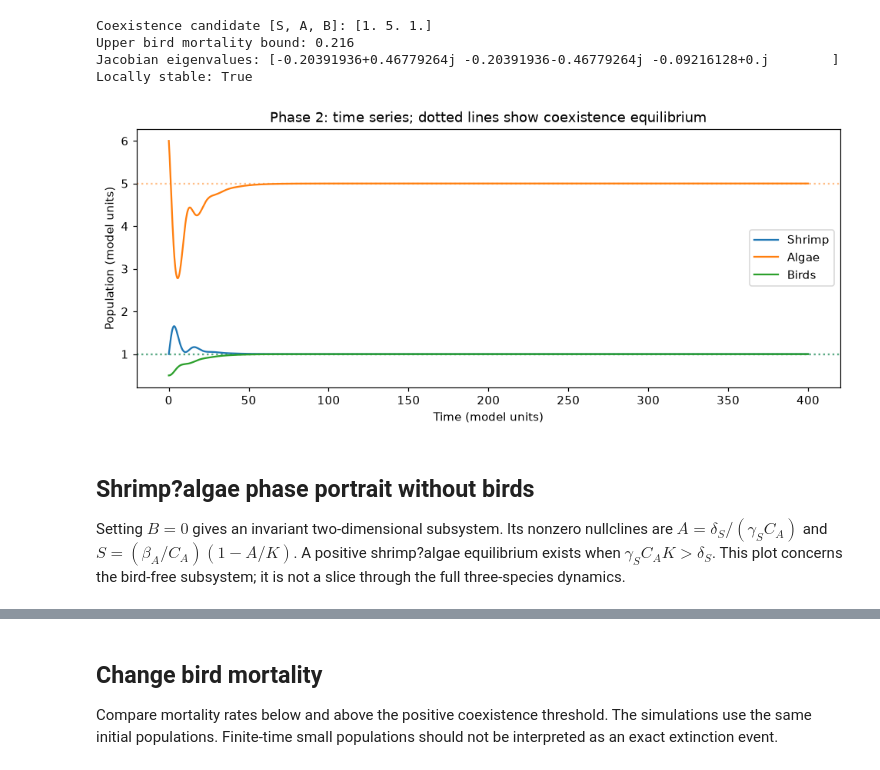
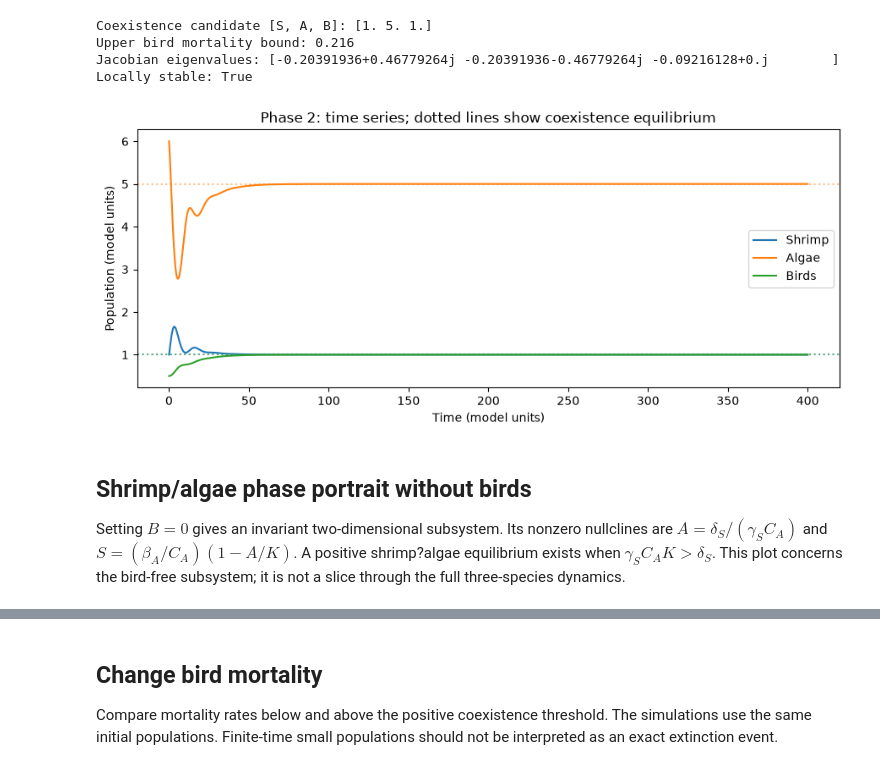
Before and after one commit to lukerichards8/great-salt-lake-model, a Jupyter notebook: model2/phase2_model.ipynb, the cells around one changed output, grey strips where cells are left out. Saved outputs shown, nothing was run; the diff lists cells and outputs as text; code cells hidden in the pictures.

Commit message:
Built out model 3, working on standardizing units

```diff
--- a/model2/phase2_model.ipynb
+++ b/model2/phase2_model.ipynb
@@ -136,18 +183,18 @@ Locally stable: True
 # %%
 fig, ax = plt.subplots(figsize=(9, 4))
 for i, label in enumerate(['Shrimp', 'Algae', 'Birds']):
     line, = ax.plot(sol.t, sol.y[i], label=label)
     if np.all(eq > 0):
         ax.axhline(eq[i], color=line.get_color(), linestyle=':', alpha=0.5)
-ax.set(xlabel='Time (model units)', ylabel='Population (model units)',
+ax.set(xlabel='Time (days)', ylabel='Population (model units)',
        title='Phase 2: time series; dotted lines show coexistence equilibrium')
 ax.legend()
 fig.tight_layout()
 plt.show()
 # %% [output]
-[figure, old version]
+[figure, new version]
 # %% [markdown]
-## Shrimp?algae phase portrait without birds
+## Shrimp/algae phase portrait without birds
 
 Setting $B=0$ gives an invariant two-dimensional subsystem. Its nonzero nullclines are $A=\delta_S/(\gamma_S C_A)$ and $S=(\beta_A/C_A)(1-A/K)$. A positive shrimp?algae equilibrium exists when $\gamma_S C_A K>\delta_S$. This plot concerns the bird-free subsystem; it is not a slice through the full three-species dynamics.
 # %%
```
Also changed, not shown: parts of 5 cells of this notebook, 2 other files.
